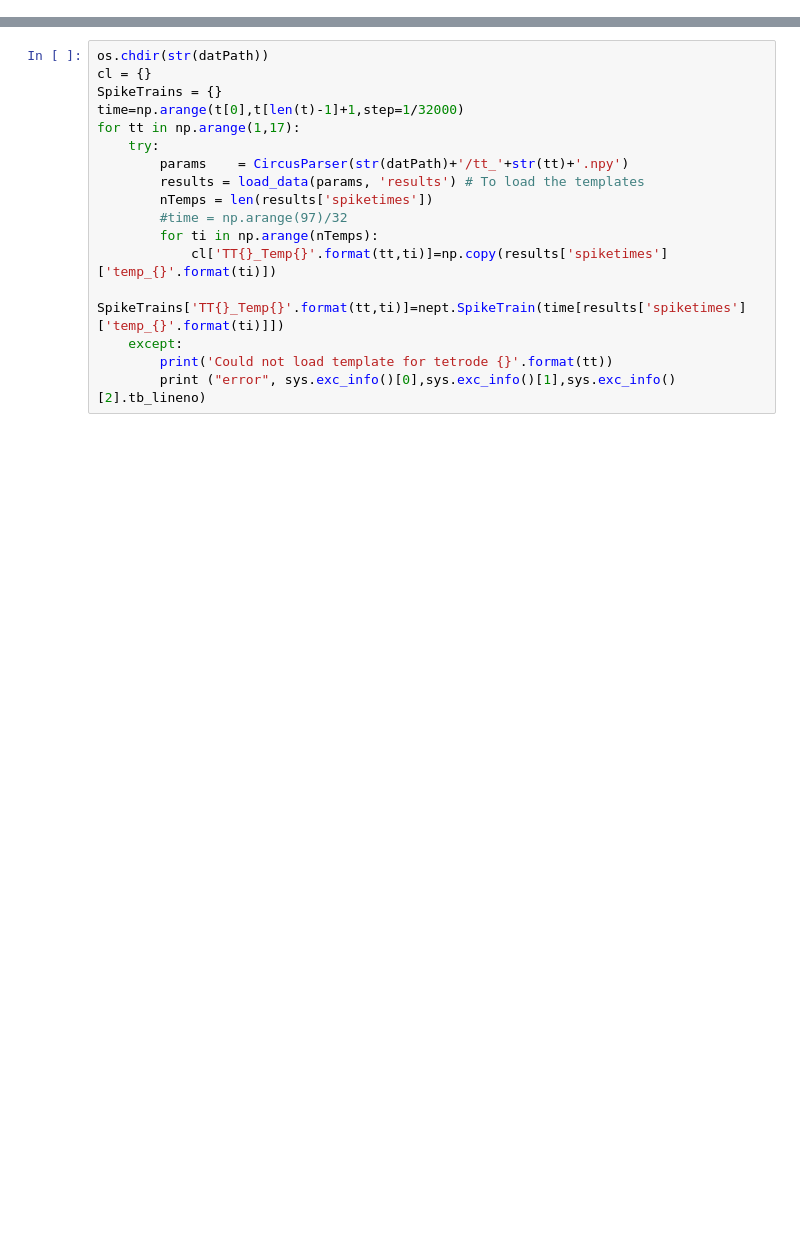
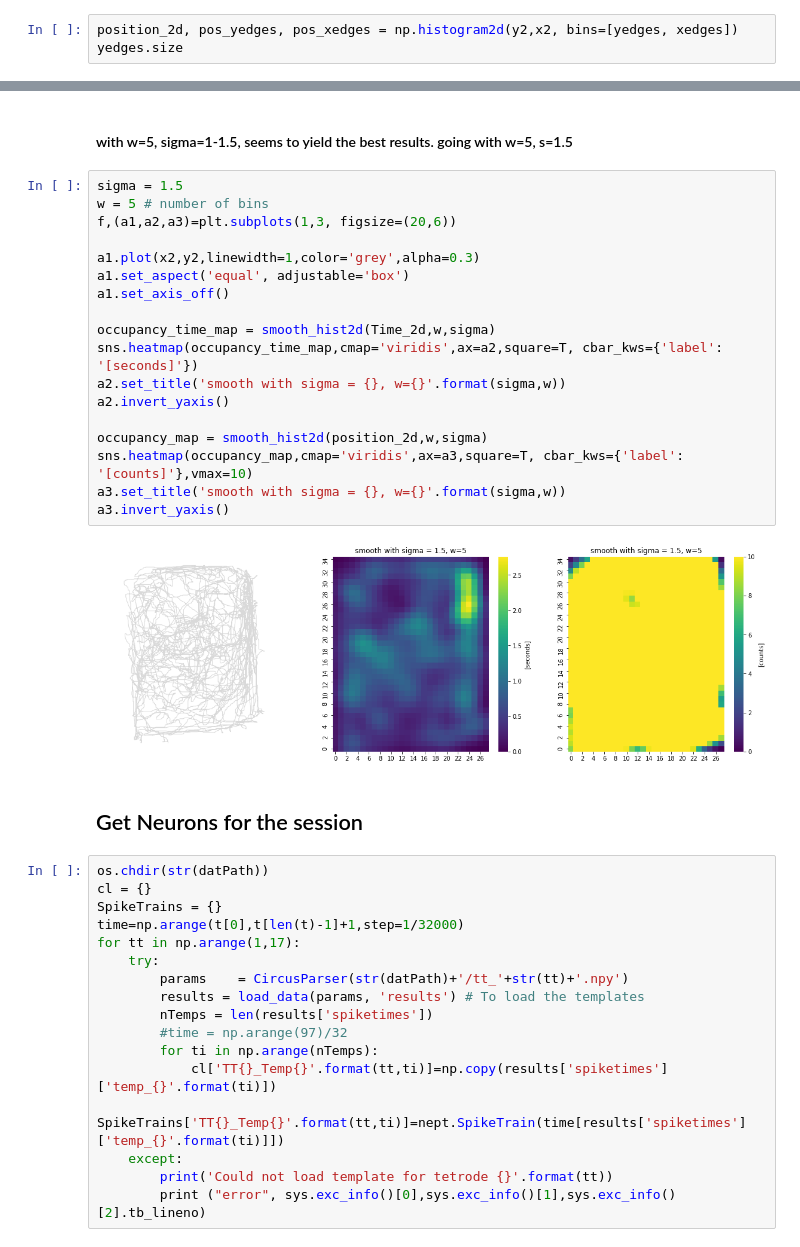
Before and after one commit to alexgonzl/TreeMazeAnalyses, a Jupyter notebook: Notebooks/OpenFieldTuning.ipynb, the cells around one changed output, grey strips where cells are left out. Cells and saved outputs as stored; diff of their text form; blank space fills up the shorter version.

```diff
--- a/Notebooks/OpenFieldTuning.ipynb
+++ b/Notebooks/OpenFieldTuning.ipynb
@@ -51,0 +86,3 @@ with h5py.File((datPath / 'VT1.h5'), 'r') as f:
+# %%
+position_2d, pos_yedges, pos_xedges = np.histogram2d(y2,x2, bins=[yedges, xedges])
+yedges.size
@@ -52,3 +117,27 @@ with h5py.File((datPath / 'VT1.h5'), 'r') as f:
+# %% [markdown]
+#### with w=5, sigma=1-1.5,  seems to yield the best results.  going with w=5, s=1.5
+# %%
+sigma = 1.5
+w = 5 # number of bins
+f,(a1,a2,a3)=plt.subplots(1,3, figsize=(20,6))
+
+a1.plot(x2,y2,linewidth=1,color='grey',alpha=0.3)
+a1.set_aspect('equal', adjustable='box')
+a1.set_axis_off()
+
+occupancy_time_map = smooth_hist2d(Time_2d,w,sigma)
+sns.heatmap(occupancy_time_map,cmap='viridis',ax=a2,square=T, cbar_kws={'label': '[seconds]'})
+a2.set_title('smooth with sigma = {}, w={}'.format(sigma,w))
+a2.invert_yaxis()
+
+occupancy_map = smooth_hist2d(position_2d,w,sigma)
+sns.heatmap(occupancy_map,cmap='viridis',ax=a3,square=T, cbar_kws={'label': '[counts]'},vmax=10)
+a3.set_title('smooth with sigma = {}, w={}'.format(sigma,w))
+a3.invert_yaxis()
+# %% [output]
+[figure, added]
+# %% [markdown]
+## Get Neurons for the session
 # %%
 os.chdir(str(datPath))
 cl = {}
```
Also changed, not shown: parts of 35 cells of this notebook, 2 other files.
